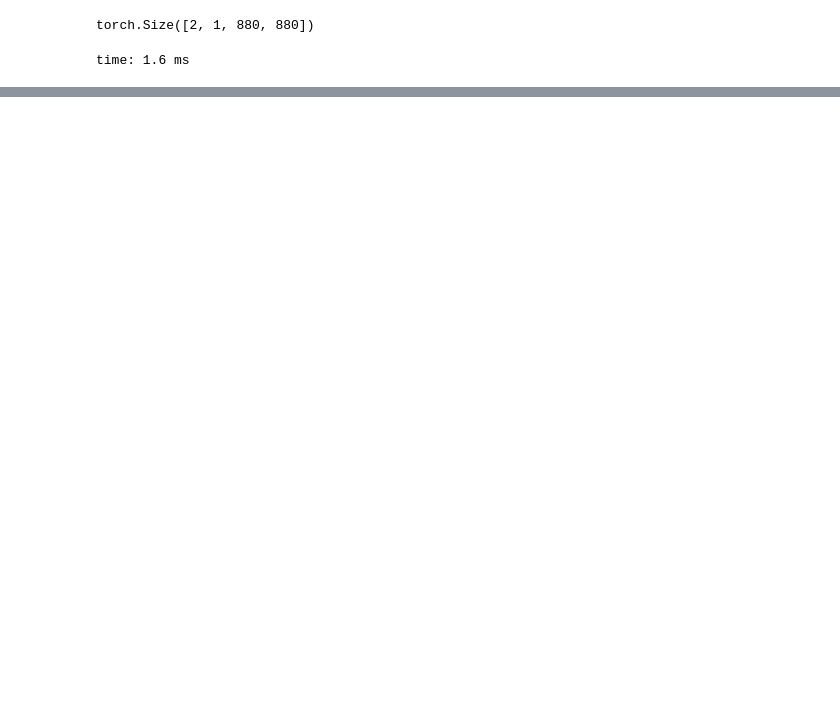
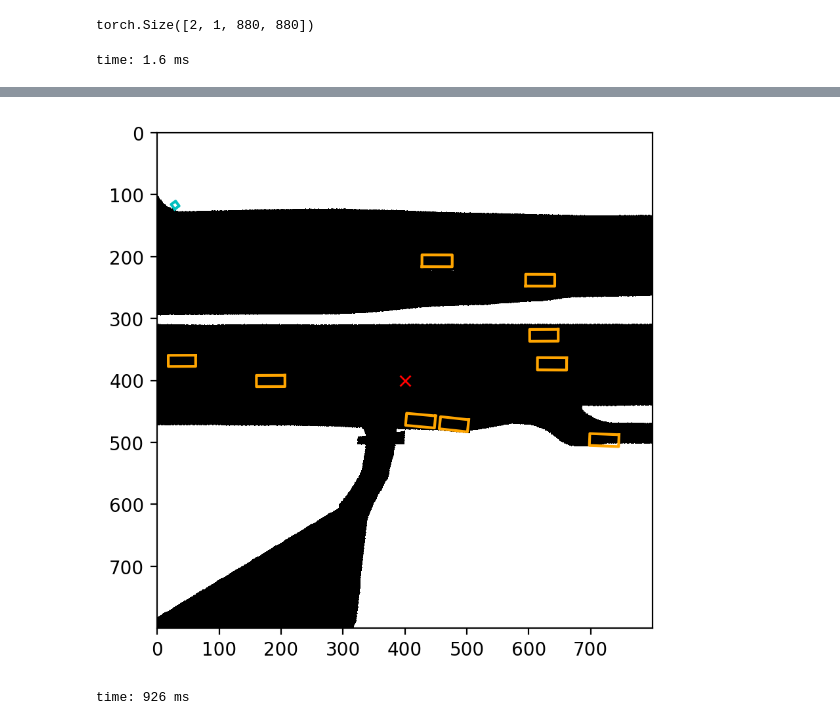
Before and after one commit to bwolfson2/dl2020, a Jupyter notebook: CP_notebook.ipynb, the cells around one changed output, grey strips where cells are left out. Drawn from its saved outputs; the diff is of its cells as text; code cells hidden in the pictures; blank space fills up the shorter version.

```diff
--- a/CP_notebook.ipynb
+++ b/CP_notebook.ipynb
@@ -77,0 +69,3 @@ time: 653 µs
+# %%
+labeled_scene_index_shuf = labeled_scene_index
+random.shuffle(labeled_scene_index_shuf)
@@ -77,0 +81,3 @@ time: 653 µs
+# %%
+train_labeled_scene_index = labeled_scene_index_shuf[:-10]
+val_labeled_scene_index = labeled_scene_index_shuf[-10: 0 ]
@@ -77,0 +131,2 @@ time: 653 µs
+# %%
+train_val_loader = gen_train_val_loader(labeled_scene_index, **kwargs)
@@ -77,0 +139,8 @@ time: 653 µs
+# %%
+train_loader = train_val_loader["train"]
+for i ,(sample, target, road_image, extra) in enumerate(train_loader):
+    print(len(sample))
+    print(sample[0].shape)
+    print(road_image[0].shape)
+
+    break
@@ -320,0 +487,26 @@ time: 3.62 ms
+# %%
+#figure out loss Use BCE loss
+
+
+sample, target, road_image, extra = iter(LB_trainloader).next()
+
+## ROAD IMAGE ##
+# The road map layout is encoded into a binary array of size [800, 800] per sample
+# Each pixel is 0.1 meter in physiscal space, so 800 * 800 is 80m * 80m centered at the ego car
+# The ego car is located in the center of the map (400, 400) and it is always facing the left
+
+fig, ax = plt.subplots()
+
+color_list = ['b', 'g', 'orange', 'c', 'm', 'y', 'k', 'w', 'r']
+
+ax.imshow(road_image[0], cmap ='binary');
+
+# The ego car position
+ax.plot(400, 400, 'x', color="red")
+
+for i, bb in enumerate(target[0]['bounding_box']):
+    # You can check the implementation of the draw box to understand how it works
+    draw_box(ax, bb, color=color_list[target[0]['category'][i]])
+# %% [output]
+[figure, added]
+time: 926 ms
```
Also changed, not shown: parts of 67 cells of this notebook, 2 other files.
